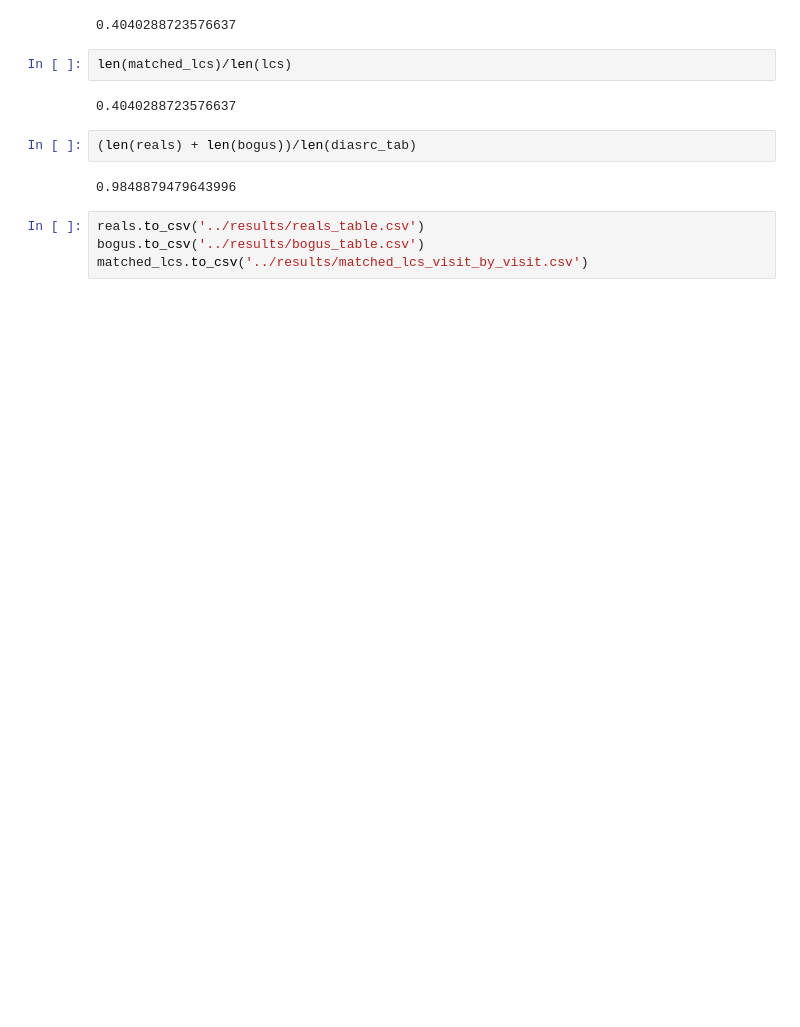
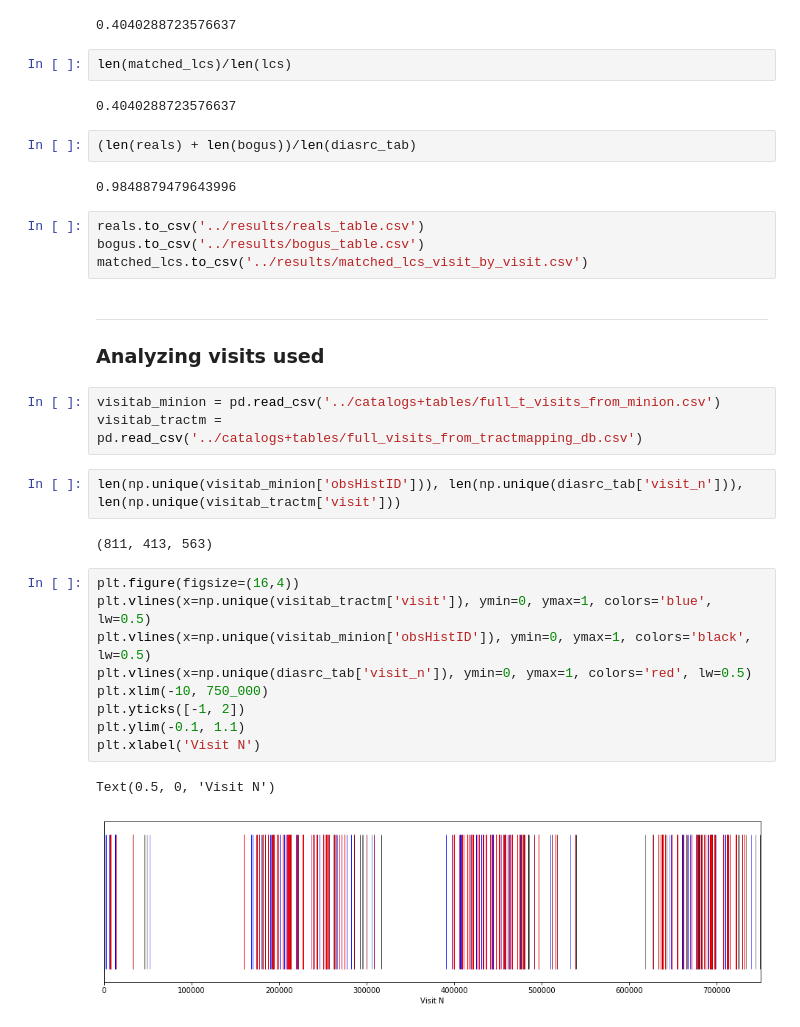
Before and after one commit to BrunoSanchez/run2_diaproc, a Jupyter notebook: notebooks/01-match_visit_by_visit.ipynb, the cells around one changed output. Cells and saved outputs as stored; diff of their text form; blank space fills up the shorter version.

Commit message:
Matching visit by visit

```diff
--- a/notebooks/01-match_visit_by_visit.ipynb
+++ b/notebooks/01-match_visit_by_visit.ipynb
@@ -390,3 +394,26 @@ len(matched_lcs)/len(lcs)
 reals.to_csv('../results/reals_table.csv')
 bogus.to_csv('../results/bogus_table.csv')
 matched_lcs.to_csv('../results/matched_lcs_visit_by_visit.csv')
+# %% [markdown]
+-----------
+
+### Analyzing visits used
+# %%
+visitab_minion = pd.read_csv('../catalogs+tables/full_t_visits_from_minion.csv')
+visitab_tractm = pd.read_csv('../catalogs+tables/full_visits_from_tractmapping_db.csv')
+# %%
+len(np.unique(visitab_minion['obsHistID'])), len(np.unique(diasrc_tab['visit_n'])), len(np.unique(visitab_tractm['visit']))
+# %% [output]
+(811, 413, 563)
+# %%
+plt.figure(figsize=(16,4))
+plt.vlines(x=np.unique(visitab_tractm['visit']), ymin=0, ymax=1, colors='blue', lw=0.5)
+plt.vlines(x=np.unique(visitab_minion['obsHistID']), ymin=0, ymax=1, colors='black', lw=0.5)
+plt.vlines(x=np.unique(diasrc_tab['visit_n']), ymin=0, ymax=1, colors='red', lw=0.5)
+plt.xlim(-10, 750_000)
+plt.yticks([-1, 2])
+plt.ylim(-0.1, 1.1)
+plt.xlabel('Visit N')
+# %% [output]
+Text(0.5, 0, 'Visit N')
+[figure, added]
```
Also changed, not shown: parts of 7 cells of this notebook.
